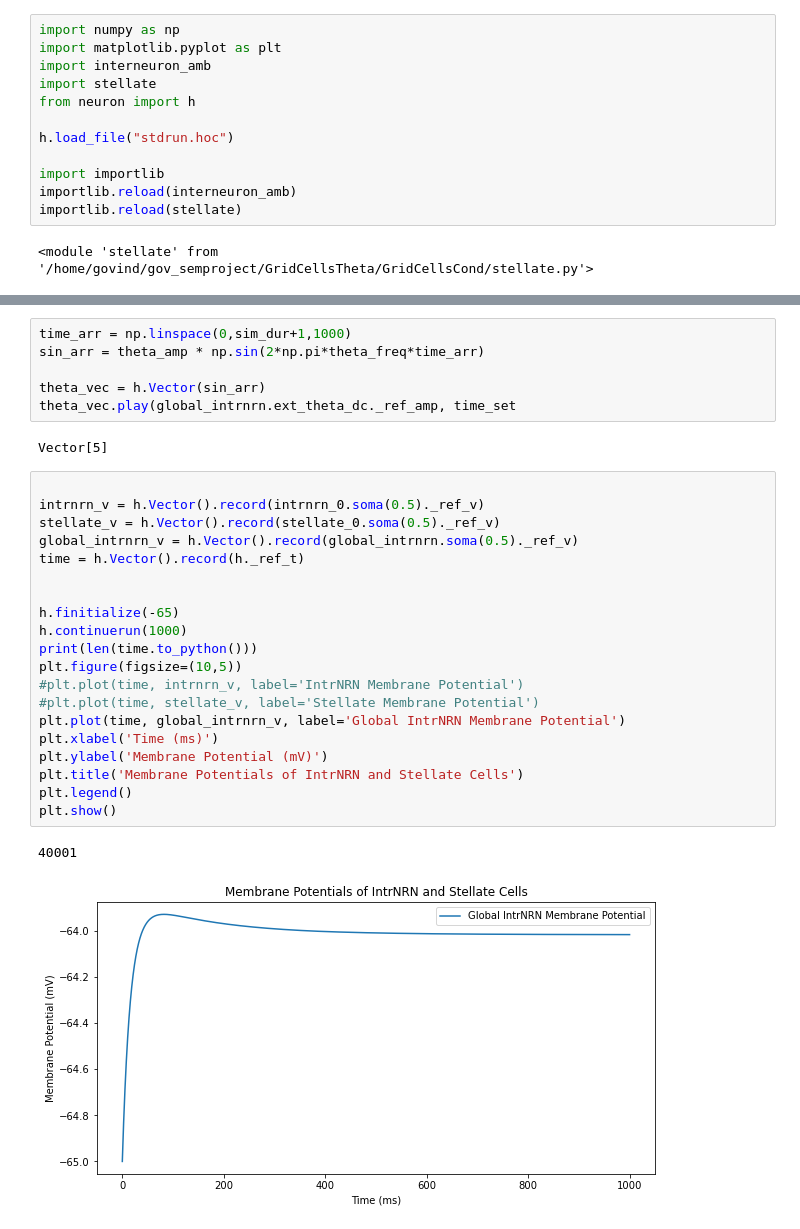
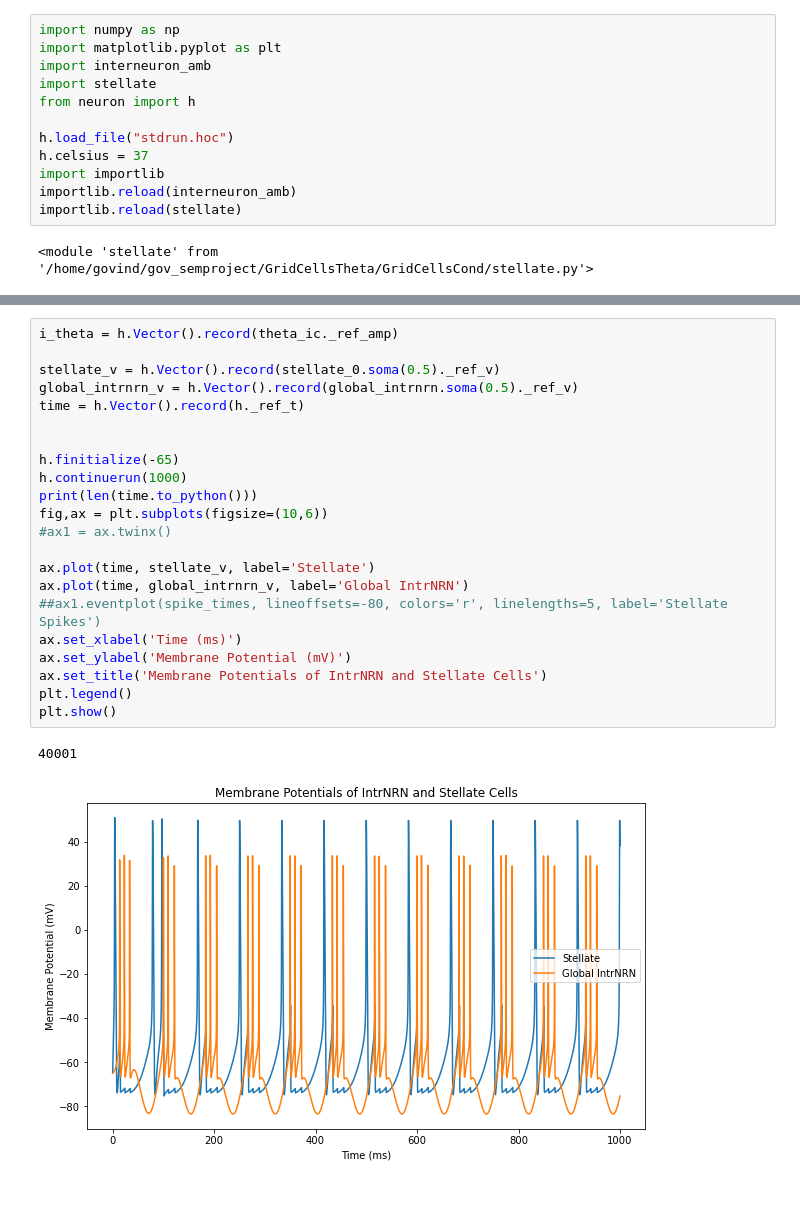
Before and after one commit to tiny-infinity/GridCellsTheta, a Jupyter notebook: amitabha_bose.ipynb, the cells around one changed output, grey strips where cells are left out. Drawn from its saved outputs; the diff is of its cells as text; blank space fills up the shorter version.

```diff
--- a/amitabha_bose.ipynb
+++ b/amitabha_bose.ipynb
@@ -6,7 +6,7 @@ import stellate
 from neuron import h
 
 h.load_file("stdrun.hoc")
-
+h.celsius = 37
 import importlib
 importlib.reload(interneuron_amb)
 importlib.reload(stellate)
@@ -42,31 +55,25 @@ time_set = h.Vector(np.arange(0,sim_dur+dt, dt))
-# %%
-time_arr = np.linspace(0,sim_dur+1,1000)
-sin_arr = theta_amp * np.sin(2*np.pi*theta_freq*time_arr)
-
-theta_vec = h.Vector(sin_arr)
-theta_vec.play(global_intrnrn.ext_theta_dc._ref_amp, time_set
-# %% [output]
-Vector[5]
 # %%
+i_theta = h.Vector().record(theta_ic._ref_amp)
 
-intrnrn_v = h.Vector().record(intrnrn_0.soma(0.5)._ref_v)
 stellate_v = h.Vector().record(stellate_0.soma(0.5)._ref_v)
 global_intrnrn_v = h.Vector().record(global_intrnrn.soma(0.5)._ref_v)
 time = h.Vector().record(h._ref_t)
 
 
 h.finitialize(-65)
 h.continuerun(1000)
 print(len(time.to_python()))
-plt.figure(figsize=(10,5))
-#plt.plot(time, intrnrn_v, label='IntrNRN Membrane Potential')
-#plt.plot(time, stellate_v, label='Stellate Membrane Potential')
-plt.plot(time, global_intrnrn_v, label='Global IntrNRN Membrane Potential')
-plt.xlabel('Time (ms)')
-plt.ylabel('Membrane Potential (mV)')
-plt.title('Membrane Potentials of IntrNRN and Stellate Cells')
+fig,ax = plt.subplots(figsize=(10,6))
+#ax1 = ax.twinx()
+
+ax.plot(time, stellate_v, label='Stellate')
+ax.plot(time, global_intrnrn_v, label='Global IntrNRN')
+##ax1.eventplot(spike_times, lineoffsets=-80, colors='r', linelengths=5, label='Stellate Spikes')
+ax.set_xlabel('Time (ms)')
+ax.set_ylabel('Membrane Potential (mV)')
+ax.set_title('Membrane Potentials of IntrNRN and Stellate Cells')
 plt.legend()
 plt.show()
 # %% [output]
 40001
-[figure, old version]
+[figure, new version]
```
Also changed, not shown: parts of 5 cells of this notebook.
